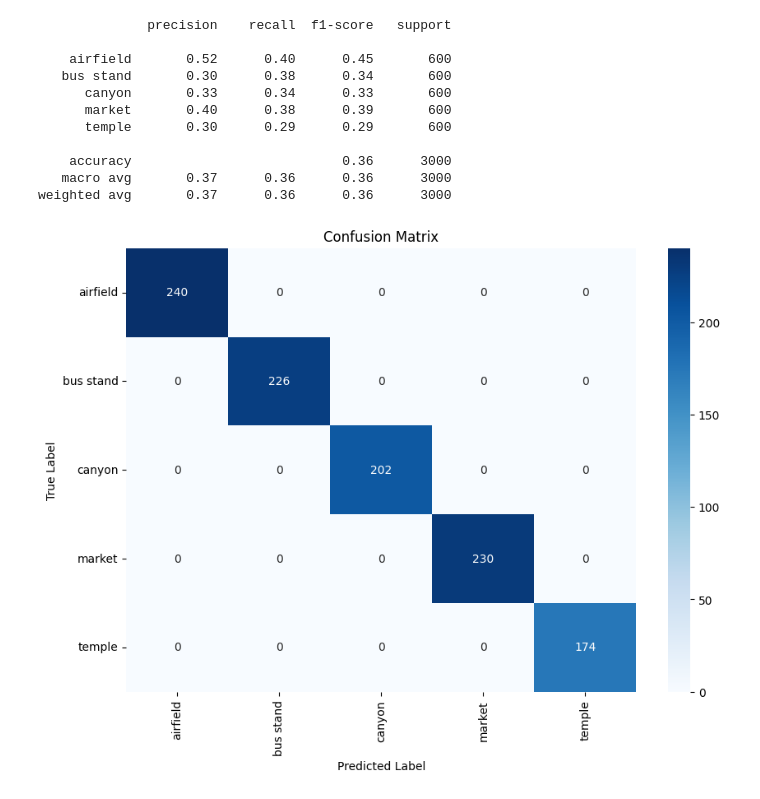
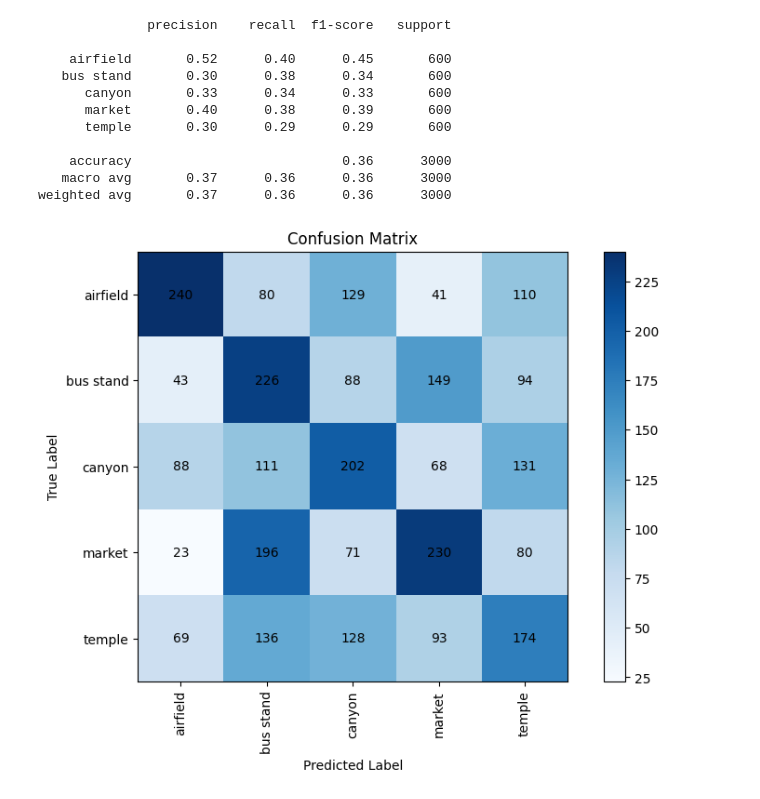
Before and after one commit to varun30300/COMP6721-project, a Jupyter notebook: Notebooks/Semi-Supervised.ipynb, the cells around one changed output. Saved outputs shown, nothing was run; the diff lists cells and outputs as text; code cells hidden in the pictures.

```diff
--- a/Notebooks/Semi-Supervised.ipynb
+++ b/Notebooks/Semi-Supervised.ipynb
@@ -128,21 +128,26 @@ print(report)
     accuracy                           0.36      3000
    macro avg       0.37      0.36      0.36      3000
 weighted avg       0.37      0.36      0.36      3000
-# %%
-from sklearn.metrics import confusion_matrix
-import seaborn as sns
-
-
-cm = confusion_matrix(y_test, y_pred)
-diagonal_cm = np.zeros_like(cm)
-np.fill_diagonal(diagonal_cm, np.diagonal(cm))
-plt.figure(figsize=(10, 7))
-sns.heatmap(diagonal_cm, annot=True, fmt='d', cmap='Blues', xticklabels=label_encoder.classes_, yticklabels=label_encoder.classes_)
-plt.title('Confusion Matrix')
-plt.xlabel('Predicted Label')
-plt.ylabel('True Label')
-plt.xticks(rotation=90)
-plt.yticks(rotation=0)
-plt.show()
-# %% [output]
-[figure, removed]
+# %%
+from sklearn.metrics import confusion_matrix
+import seaborn as sns
+
+
+cm = confusion_matrix(y_test, y_pred)
+plt.figure(figsize=(10, 6))
+plt.imshow(cm, interpolation='nearest', cmap=plt.cm.Blues)
+plt.title('Confusion Matrix')
+plt.colorbar()
+tick_marks = np.arange(len(label_encoder.classes_))
+plt.xticks(tick_marks, label_encoder.classes_, rotation=90)
+plt.yticks(tick_marks, label_encoder.classes_)
+plt.xlabel('Predicted Label')
+plt.ylabel('True Label')
+
+for i in range(len(label_encoder.classes_)):
+    for j in range(len(label_encoder.classes_)):
+        plt.text(j, i, format(cm[i, j], 'd'), ha='center', va='center')
+
+plt.show()
+# %% [output]
+[figure, added]
```
